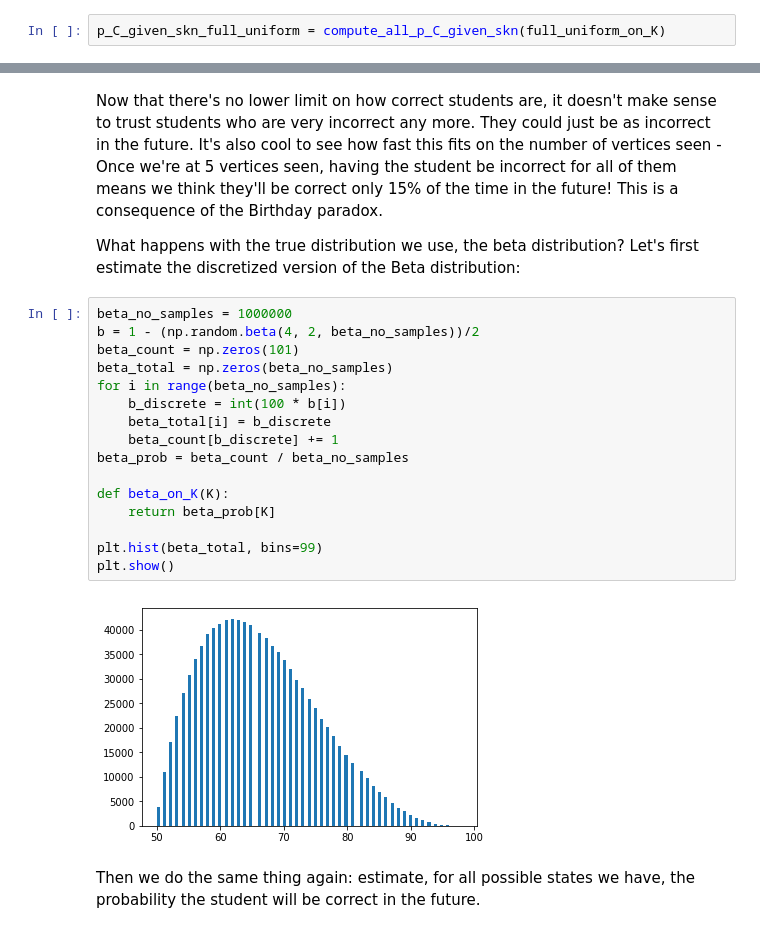
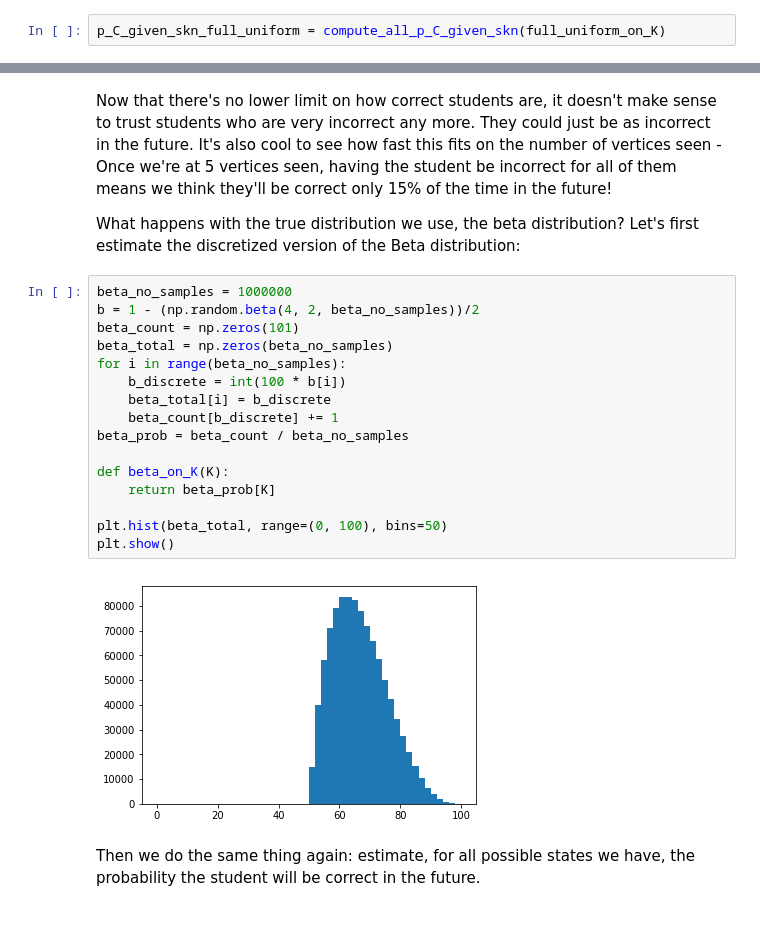
Before and after one commit to maxov/170-project-analysis, a Jupyter notebook: project-analysis.ipynb, the cells around one changed output, grey strips where cells are left out. Drawn from its saved outputs; the diff is of its cells as text.

```diff
--- a/project-analysis.ipynb
+++ b/project-analysis.ipynb
@@ -369,25 +368,25 @@ plt.show()
 # %% [markdown]
-Now that there's no lower limit on how correct students are, it doesn't make sense to trust students who are very incorrect any more. They could just be as incorrect in the future. It's also cool to see how fast this fits on the number of vertices seen - Once we're at 5 vertices seen, having the student be incorrect for all of them means we think they'll be correct only 15% of the time in the future! This is a consequence of the Birthday paradox.
+Now that there's no lower limit on how correct students are, it doesn't make sense to trust students who are very incorrect any more. They could just be as incorrect in the future. It's also cool to see how fast this fits on the number of vertices seen - Once we're at 5 vertices seen, having the student be incorrect for all of them means we think they'll be correct only 15% of the time in the future!
 
 What happens with the true distribution we use, the beta distribution? Let's first estimate the discretized version of the Beta distribution:
 # %%
 beta_no_samples = 1000000
 b = 1 - (np.random.beta(4, 2, beta_no_samples))/2
 beta_count = np.zeros(101)
 beta_total = np.zeros(beta_no_samples)
 for i in range(beta_no_samples):
     b_discrete = int(100 * b[i])
     beta_total[i] = b_discrete
     beta_count[b_discrete] += 1
 beta_prob = beta_count / beta_no_samples
 
 def beta_on_K(K):
     return beta_prob[K]
 
-plt.hist(beta_total, bins=99)
+plt.hist(beta_total, range=(0, 100), bins=50)
 plt.show()
 # %% [output]
-[figure, old version]
+[figure, new version]
 # %% [markdown]
 Then we do the same thing again: estimate, for all possible states we have, the probability the student will be correct in the future.
 # %%
```
Also changed, not shown: parts of 19 cells of this notebook.
